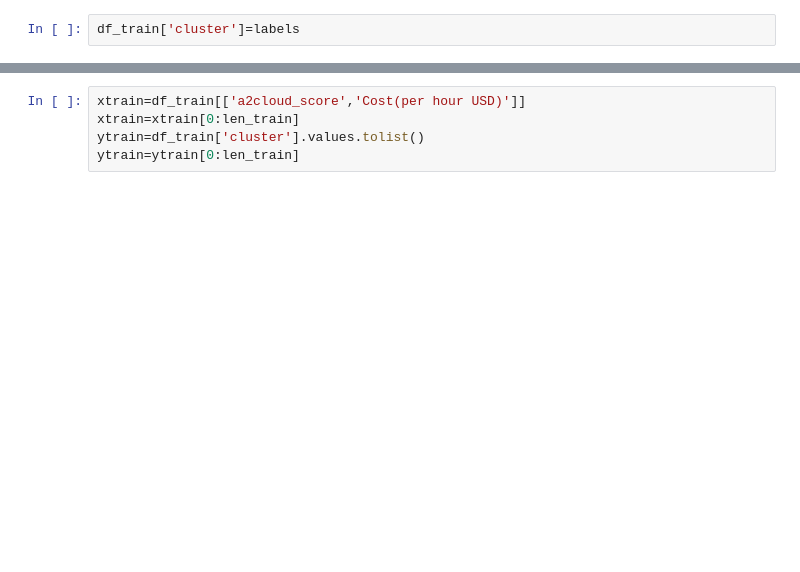
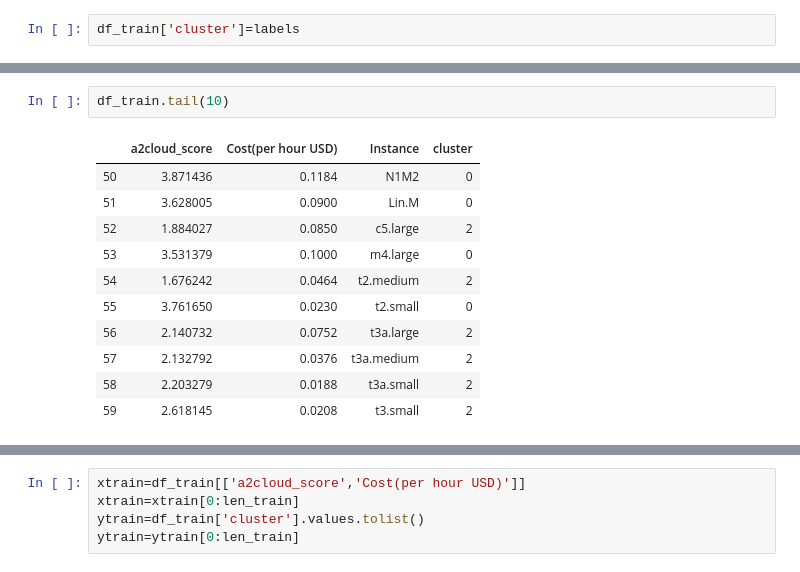
Before and after one commit to sskhan67/Cloud_Instance_recommender, a Jupyter notebook: Stand-alone Model /NB_3application_class/Computionally-intensive/stand_alone_compute_NB.ipynb, the cells around one changed output, grey strips where cells are left out. Drawn from its saved outputs; the diff is of its cells as text; blank space fills up the shorter version.

```diff
--- a/Stand-alone Model /NB_3application_class/Computionally-intensive/stand_alone_compute_NB.ipynb
+++ b/Stand-alone Model /NB_3application_class/Computionally-intensive/stand_alone_compute_NB.ipynb
@@ -113,0 +145,14 @@ df_train.iloc[0:540,:]
+# %%
+df_train.tail(10)
+# %% [output]
+|  | a2cloud_score | Cost(per hour USD) | Instance | cluster |
+| 50 | 3.871436 | 0.1184 | N1M2 | 0 |
+| 51 | 3.628005 | 0.0900 | Lin.M | 0 |
+| 52 | 1.884027 | 0.0850 | c5.large | 2 |
+| 53 | 3.531379 | 0.1000 | m4.large | 0 |
+| 54 | 1.676242 | 0.0464 | t2.medium | 2 |
+| 55 | 3.761650 | 0.0230 | t2.small | 0 |
+| 56 | 2.140732 | 0.0752 | t3a.large | 2 |
+| 57 | 2.132792 | 0.0376 | t3a.medium | 2 |
+| 58 | 2.203279 | 0.0188 | t3a.small | 2 |
+| 59 | 2.618145 | 0.0208 | t3.small | 2 |
```
Also changed, not shown: parts of 39 cells of this notebook, 5 other files.
